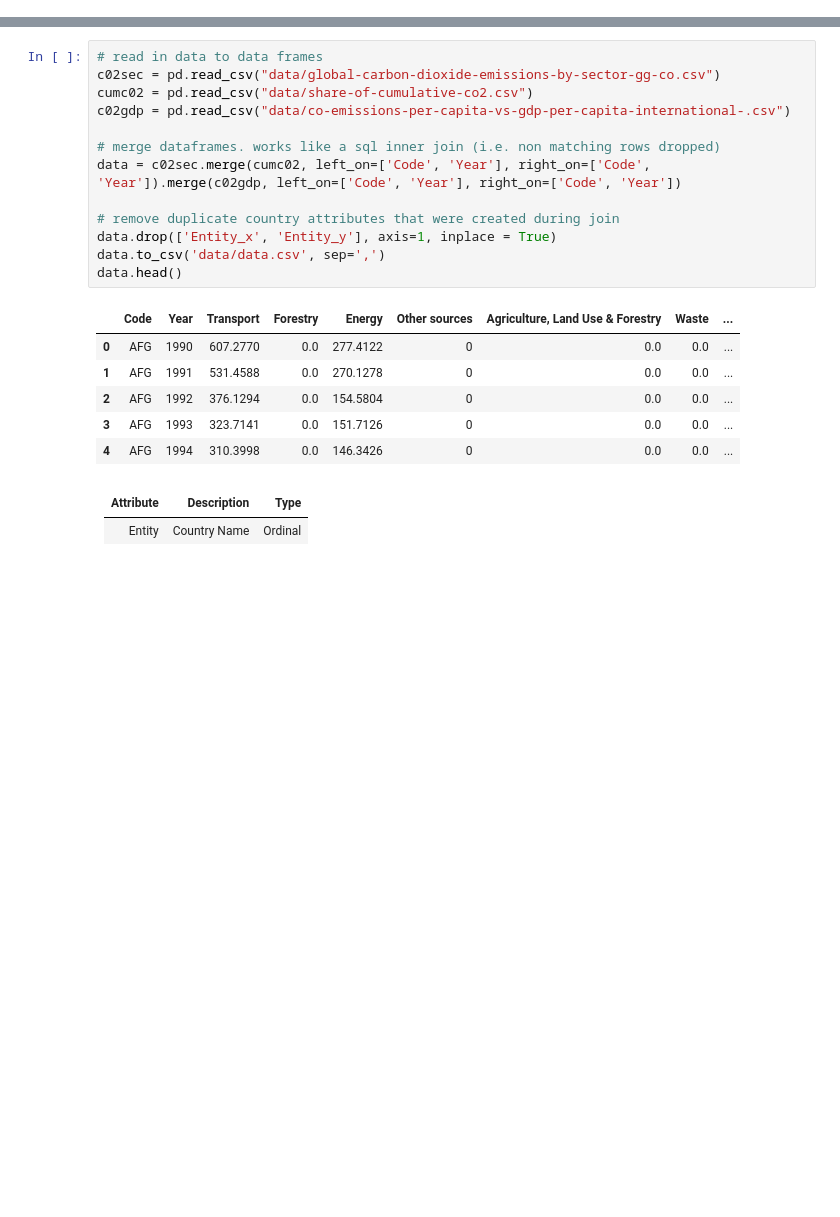
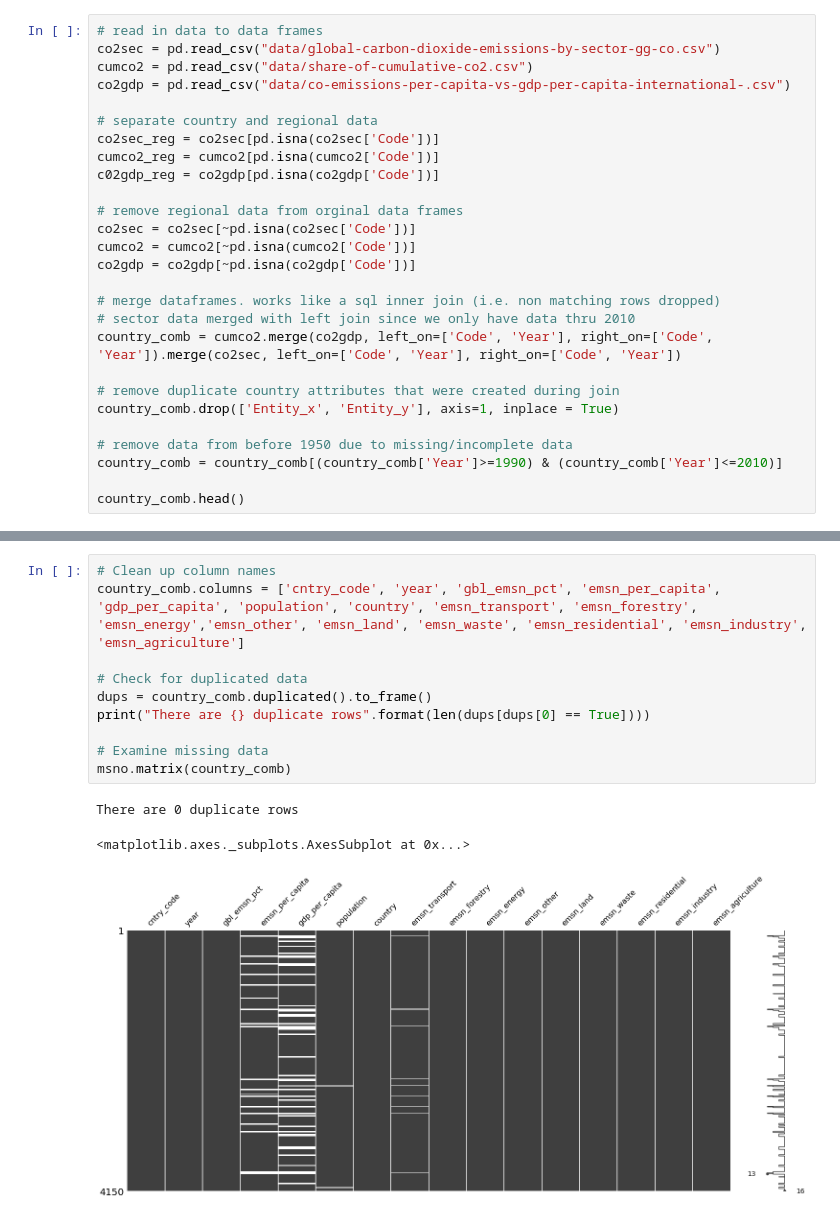
Before and after one commit to wiggs555/cse7324project, a Jupyter notebook: Project1/Project1.ipynb, the cells around one changed output, grey strips where cells are left out. Saved outputs shown, nothing was run; the diff lists cells and outputs as text; blank space fills up the shorter version.

```diff
--- a/Project1/Project1.ipynb
+++ b/Project1/Project1.ipynb
@@ -16,0 +33,27 @@ from plotly.offline import download_plotlyjs, init_notebook_mode, plot, iplot
+# %%
+# read in data to data frames
+co2sec = pd.read_csv("data/global-carbon-dioxide-emissions-by-sector-gg-co.csv")
+cumco2 = pd.read_csv("data/share-of-cumulative-co2.csv")
+co2gdp = pd.read_csv("data/co-emissions-per-capita-vs-gdp-per-capita-international-.csv")
+
+# separate country and regional data
+co2sec_reg = co2sec[pd.isna(co2sec['Code'])]
+cumco2_reg = cumco2[pd.isna(cumco2['Code'])]
+c02gdp_reg = co2gdp[pd.isna(co2gdp['Code'])]
+
+# remove regional data from orginal data frames
+co2sec = co2sec[~pd.isna(co2sec['Code'])]
+cumco2 = cumco2[~pd.isna(cumco2['Code'])]
+co2gdp = co2gdp[~pd.isna(co2gdp['Code'])]
+
+# merge dataframes. works like a sql inner join (i.e. non matching rows dropped)
+# sector data merged with left join since we only have data thru 2010
+country_comb = cumco2.merge(co2gdp, left_on=['Code', 'Year'], right_on=['Code', 'Year']).merge(co2sec, left_on=['Code', 'Year'], right_on=['Code', 'Year'])
+
+# remove duplicate country attributes that were created during join
+country_comb.drop(['Entity_x', 'Entity_y'], axis=1, inplace = True)
+
+# remove data from before 1950 due to missing/incomplete data
+country_comb = country_comb[(country_comb['Year']>=1990) & (country_comb['Year']<=2010)]
+
+country_comb.head()
@@ -20,24 +91,14 @@ from plotly.offline import download_plotlyjs, init_notebook_mode, plot, iplot
-# %%
-# read in data to data frames
-c02sec = pd.read_csv("data/global-carbon-dioxide-emissions-by-sector-gg-co.csv")
-cumc02 = pd.read_csv("data/share-of-cumulative-co2.csv")
-c02gdp = pd.read_csv("data/co-emissions-per-capita-vs-gdp-per-capita-international-.csv")
-
-# merge dataframes. works like a sql inner join (i.e. non matching rows dropped)
-data = c02sec.merge(cumc02, left_on=['Code', 'Year'], right_on=['Code', 'Year']).merge(c02gdp, left_on=['Code', 'Year'], right_on=['Code', 'Year'])
-
-# remove duplicate country attributes that were created during join
-data.drop(['Entity_x', 'Entity_y'], axis=1, inplace = True)
-data.to_csv('data/data.csv', sep=',')
-data.head()
-# %% [output]
-|  | Code | Year | Transport | Forestry | Energy | Other sources | Agriculture, Land Use & Forestry | Waste | ... |
-| 0 | AFG | 1990 | 607.2770 | 0.0 | 277.4122 | 0 | 0.0 | 0.0 | ... |
-| 1 | AFG | 1991 | 531.4588 | 0.0 | 270.1278 | 0 | 0.0 | 0.0 | ... |
-| 2 | AFG | 1992 | 376.1294 | 0.0 | 154.5804 | 0 | 0.0 | 0.0 | ... |
-| 3 | AFG | 1993 | 323.7141 | 0.0 | 151.7126 | 0 | 0.0 | 0.0 | ... |
-| 4 | AFG | 1994 | 310.3998 | 0.0 | 146.3426 | 0 | 0.0 | 0.0 | ... |
-# %% [markdown]
-Attribute | Description | Type
---- | --- | ---
-Entity | Country Name | Ordinal
+# %%
+# Clean up column names
+country_comb.columns = ['cntry_code', 'year', 'gbl_emsn_pct', 'emsn_per_capita', 'gdp_per_capita', 'population', 'country', 'emsn_transport', 'emsn_forestry', 'emsn_energy','emsn_other', 'emsn_land', 'emsn_waste', 'emsn_residential', 'emsn_industry', 'emsn_agriculture']
+
+# Check for duplicated data
+dups = country_comb.duplicated().to_frame()
+print("There are {} duplicate rows".format(len(dups[dups[0] == True])))
+
+# Examine missing data
+msno.matrix(country_comb)
+# %% [output]
+There are 0 duplicate rows
+<matplotlib.axes._subplots.AxesSubplot at 0x...>
+[figure, added]
```
Also changed, not shown: parts of 20 cells of this notebook, 1 other file.
